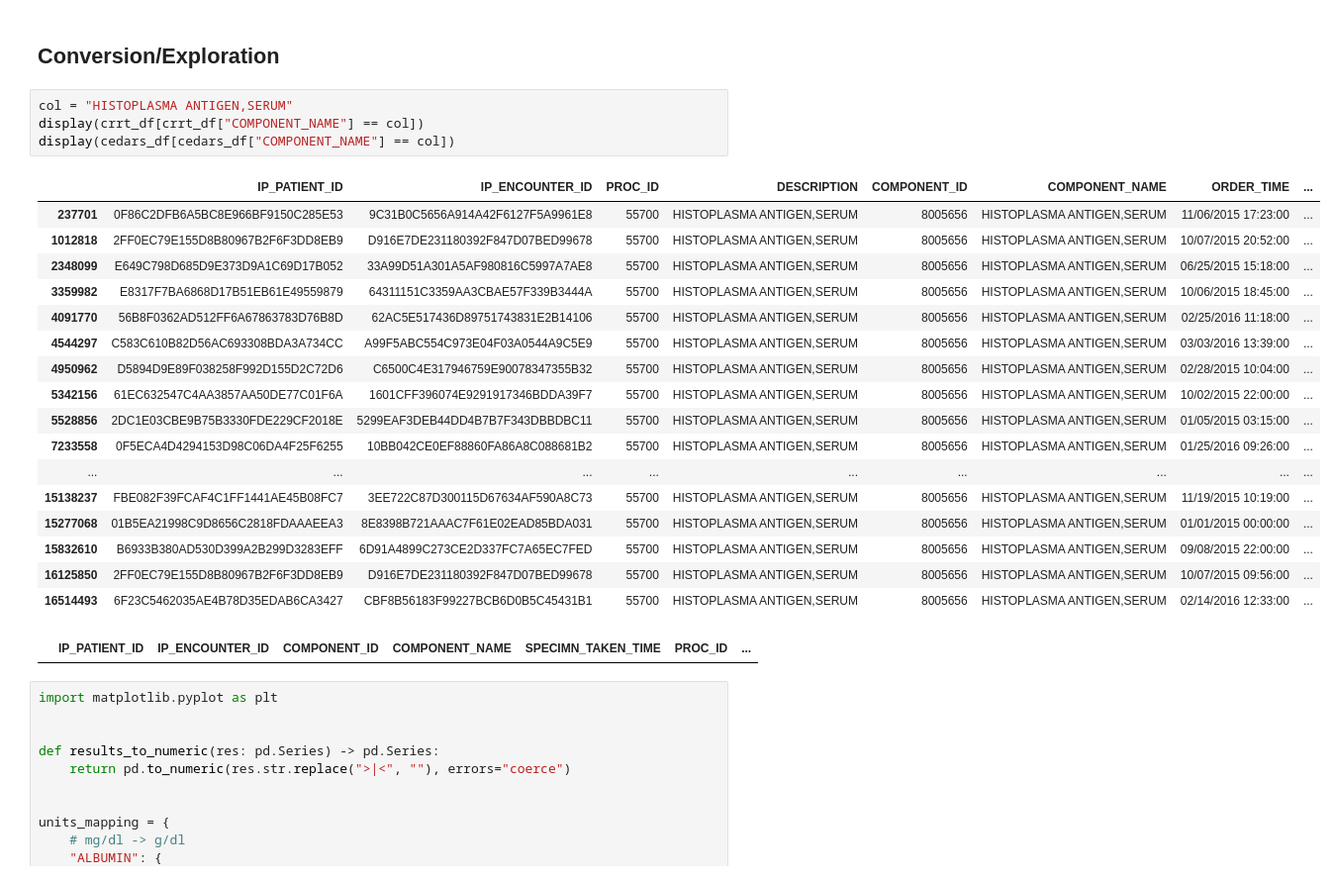
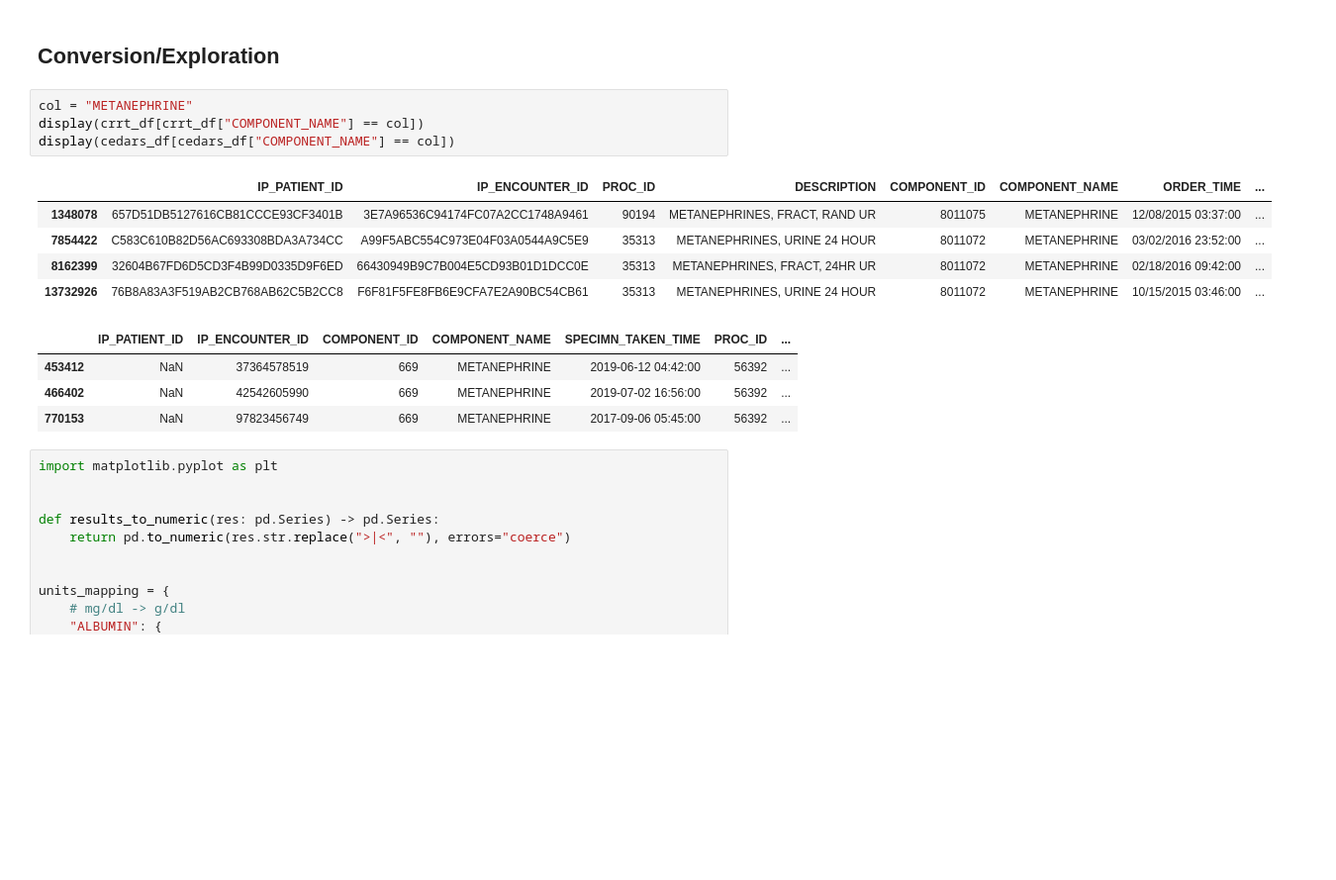
Before and after one commit to uclamii/CRRT, a Jupyter notebook: notebooks/unit_alignment.ipynb, the cells around one changed output. Shown: that part at 99% size. Drawn from its saved outputs; the diff is of its cells as text; blank space fills up the shorter version.

```diff
--- a/notebooks/unit_alignment.ipynb
+++ b/notebooks/unit_alignment.ipynb
@@ -531,28 +554,19 @@ See the caveats in the documentation: https://pandas.pydata.org/pandas-docs/stab
 # %% [markdown]
 ## Conversion/Exploration
 # %%
-col = "HISTOPLASMA ANTIGEN,SERUM"
+col = "METANEPHRINE"
 display(crrt_df[crrt_df["COMPONENT_NAME"] == col])
 display(cedars_df[cedars_df["COMPONENT_NAME"] == col])
 # %% [output]
 |  | IP_PATIENT_ID | IP_ENCOUNTER_ID | PROC_ID | DESCRIPTION | COMPONENT_ID | COMPONENT_NAME | ORDER_TIME | ... |
-| 237701 | 0F86C2DFB6A5BC8E966BF9150C285E53 | 9C31B0C5656A914A42F6127F5A9961E8 | 55700 | HISTOPLASMA ANTIGEN,SERUM | 8005656 | HISTOPLASMA ANTIGEN,SERUM | 11/06/2015 17:23:00 | ... |
-| 1012818 | 2FF0EC79E155D8B80967B2F6F3DD8EB9 | D916E7DE231180392F847D07BED99678 | 55700 | HISTOPLASMA ANTIGEN,SERUM | 8005656 | HISTOPLASMA ANTIGEN,SERUM | 10/07/2015 20:52:00 | ... |
-| 2348099 | E649C798D685D9E373D9A1C69D17B052 | 33A99D51A301A5AF980816C5997A7AE8 | 55700 | HISTOPLASMA ANTIGEN,SERUM | 8005656 | HISTOPLASMA ANTIGEN,SERUM | 06/25/2015 15:18:00 | ... |
-| 3359982 | E8317F7BA6868D17B51EB61E49559879 | 64311151C3359AA3CBAE57F339B3444A | 55700 | HISTOPLASMA ANTIGEN,SERUM | 8005656 | HISTOPLASMA ANTIGEN,SERUM | 10/06/2015 18:45:00 | ... |
-| 4091770 | 56B8F0362AD512FF6A67863783D76B8D | 62AC5E517436D89751743831E2B14106 | 55700 | HISTOPLASMA ANTIGEN,SERUM | 8005656 | HISTOPLASMA ANTIGEN,SERUM | 02/25/2016 11:18:00 | ... |
-| 4544297 | C583C610B82D56AC693308BDA3A734CC | A99F5ABC554C973E04F03A0544A9C5E9 | 55700 | HISTOPLASMA ANTIGEN,SERUM | 8005656 | HISTOPLASMA ANTIGEN,SERUM | 03/03/2016 13:39:00 | ... |
-| 4950962 | D5894D9E89F038258F992D155D2C72D6 | C6500C4E317946759E90078347355B32 | 55700 | HISTOPLASMA ANTIGEN,SERUM | 8005656 | HISTOPLASMA ANTIGEN,SERUM | 02/28/2015 10:04:00 | ... |
-| 5342156 | 61EC632547C4AA3857AA50DE77C01F6A | 1601CFF396074E9291917346BDDA39F7 | 55700 | HISTOPLASMA ANTIGEN,SERUM | 8005656 | HISTOPLASMA ANTIGEN,SERUM | 10/02/2015 22:00:00 | ... |
-| 5528856 | 2DC1E03CBE9B75B3330FDE229CF2018E | 5299EAF3DEB44DD4B7B7F343DBBDBC11 | 55700 | HISTOPLASMA ANTIGEN,SERUM | 8005656 | HISTOPLASMA ANTIGEN,SERUM | 01/05/2015 03:15:00 | ... |
-| 7233558 | 0F5ECA4D4294153D98C06DA4F25F6255 | 10BB042CE0EF88860FA86A8C088681B2 | 55700 | HISTOPLASMA ANTIGEN,SERUM | 8005656 | HISTOPLASMA ANTIGEN,SERUM | 01/25/2016 09:26:00 | ... |
-| ... | ... | ... | ... | ... | ... | ... | ... | ... |
-| 15138237 | FBE082F39FCAF4C1FF1441AE45B08FC7 | 3EE722C87D300115D67634AF590A8C73 | 55700 | HISTOPLASMA ANTIGEN,SERUM | 8005656 | HISTOPLASMA ANTIGEN,SERUM | 11/19/2015 10:19:00 | ... |
-| 15277068 | 01B5EA21998C9D8656C2818FDAAAEEA3 | 8E8398B721AAAC7F61E02EAD85BDA031 | 55700 | HISTOPLASMA ANTIGEN,SERUM | 8005656 | HISTOPLASMA ANTIGEN,SERUM | 01/01/2015 00:00:00 | ... |
-| 15832610 | B6933B380AD530D399A2B299D3283EFF | 6D91A4899C273CE2D337FC7A65EC7FED | 55700 | HISTOPLASMA ANTIGEN,SERUM | 8005656 | HISTOPLASMA ANTIGEN,SERUM | 09/08/2015 22:00:00 | ... |
-| 16125850 | 2FF0EC79E155D8B80967B2F6F3DD8EB9 | D916E7DE231180392F847D07BED99678 | 55700 | HISTOPLASMA ANTIGEN,SERUM | 8005656 | HISTOPLASMA ANTIGEN,SERUM | 10/07/2015 09:56:00 | ... |
-| 16514493 | 6F23C5462035AE4B78D35EDAB6CA3427 | CBF8B56183F99227BCB6D0B5C45431B1 | 55700 | HISTOPLASMA ANTIGEN,SERUM | 8005656 | HISTOPLASMA ANTIGEN,SERUM | 02/14/2016 12:33:00 | ... |
+| 1348078 | 657D51DB5127616CB81CCCE93CF3401B | 3E7A96536C94174FC07A2CC1748A9461 | 90194 | METANEPHRINES, FRACT, RAND UR | 8011075 | METANEPHRINE | 12/08/2015 03:37:00 | ... |
+| 7854422 | C583C610B82D56AC693308BDA3A734CC | A99F5ABC554C973E04F03A0544A9C5E9 | 35313 | METANEPHRINES, URINE 24 HOUR | 8011072 | METANEPHRINE | 03/02/2016 23:52:00 | ... |
+| 8162399 | 32604B67FD6D5CD3F4B99D0335D9F6ED | 66430949B9C7B004E5CD93B01D1DCC0E | 35313 | METANEPHRINES, FRACT, 24HR UR | 8011072 | METANEPHRINE | 02/18/2016 09:42:00 | ... |
+| 13732926 | 76B8A83A3F519AB2CB768AB62C5B2CC8 | F6F81F5FE8FB6E9CFA7E2A90BC54CB61 | 35313 | METANEPHRINES, URINE 24 HOUR | 8011072 | METANEPHRINE | 10/15/2015 03:46:00 | ... |
 |  | IP_PATIENT_ID | IP_ENCOUNTER_ID | COMPONENT_ID | COMPONENT_NAME | SPECIMN_TAKEN_TIME | PROC_ID | ... |
+| 453412 | NaN | 37364578519 | 669 | METANEPHRINE | 2019-06-12 04:42:00 | 56392 | ... |
+| 466402 | NaN | 42542605990 | 669 | METANEPHRINE | 2019-07-02 16:56:00 | 56392 | ... |
+| 770153 | NaN | 97823456749 | 669 | METANEPHRINE | 2017-09-06 05:45:00 | 56392 | ... |
 # %%
 import matplotlib.pyplot as plt
 
```
Also changed, not shown: parts of 6 cells of this notebook.
